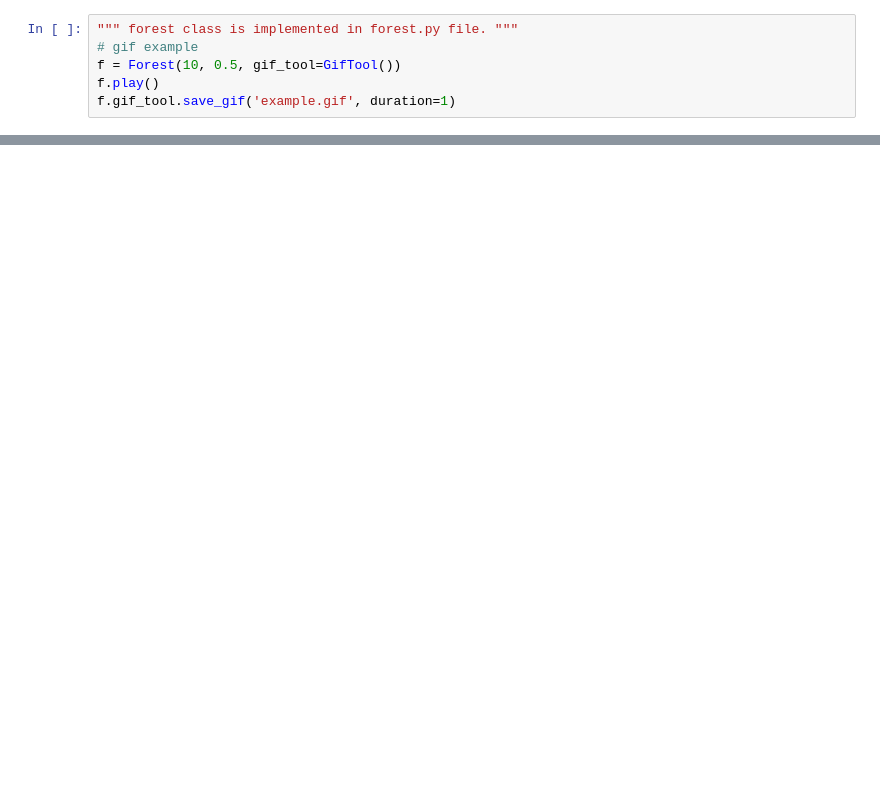
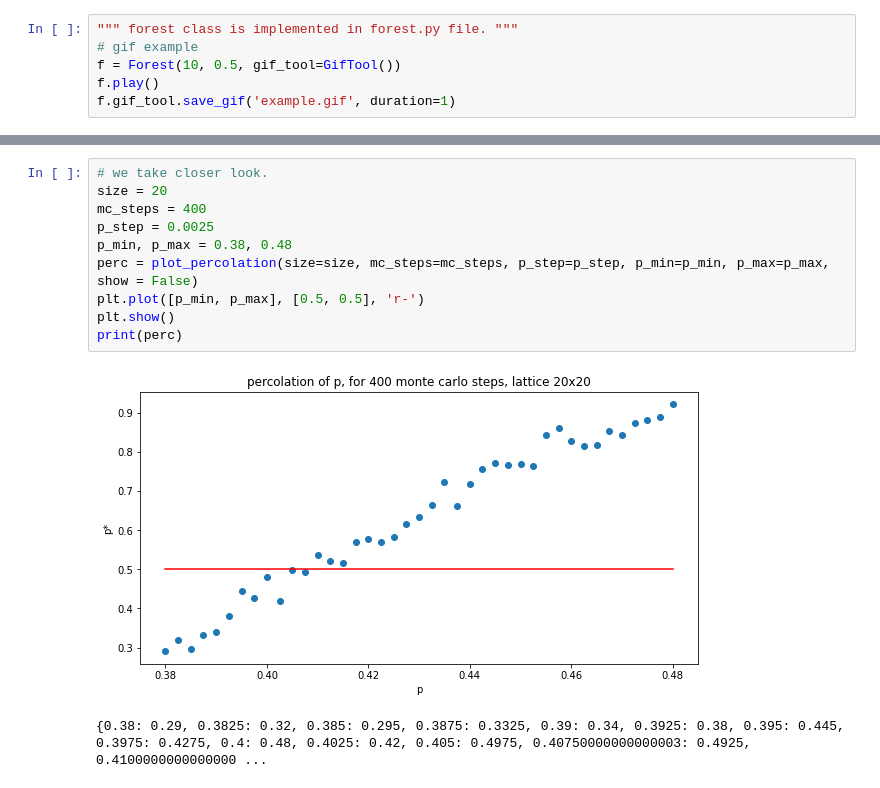
Before and after one commit to rogulforce/agent_based_modelling, a Jupyter notebook: assignment_1/presentation.ipynb, the cells around one changed output, grey strips where cells are left out. Saved outputs shown, nothing was run; the diff lists cells and outputs as text; blank space fills up the shorter version.

```diff
--- a/assignment_1/presentation.ipynb
+++ b/assignment_1/presentation.ipynb
@@ -107 +94,14 @@ plot_percolation(size=size, mc_steps=mc_steps)
+# %%
+# we take closer look.
+size = 20
+mc_steps = 400
+p_step = 0.0025
+p_min, p_max = 0.38, 0.48
+perc = plot_percolation(size=size, mc_steps=mc_steps, p_step=p_step, p_min=p_min, p_max=p_max, show = False)
+plt.plot([p_min, p_max], [0.5, 0.5], 'r-')
+plt.show()
+print(perc)
+# %% [output]
+[figure, added]
+{0.38: 0.29, 0.3825: 0.32, 0.385: 0.295, 0.3875: 0.3325, 0.39: 0.34, 0.3925: 0.38, 0.395: 0.445, 0.3975: 0.4275, 0.4: 0.48, 0.4025: 0.42, 0.405: 0.4975, 0.40750000000000003: 0.4925, 0.4100000000000000 ...
 # %%
```
Also changed, not shown: parts of 16 cells of this notebook, 1 other file.
